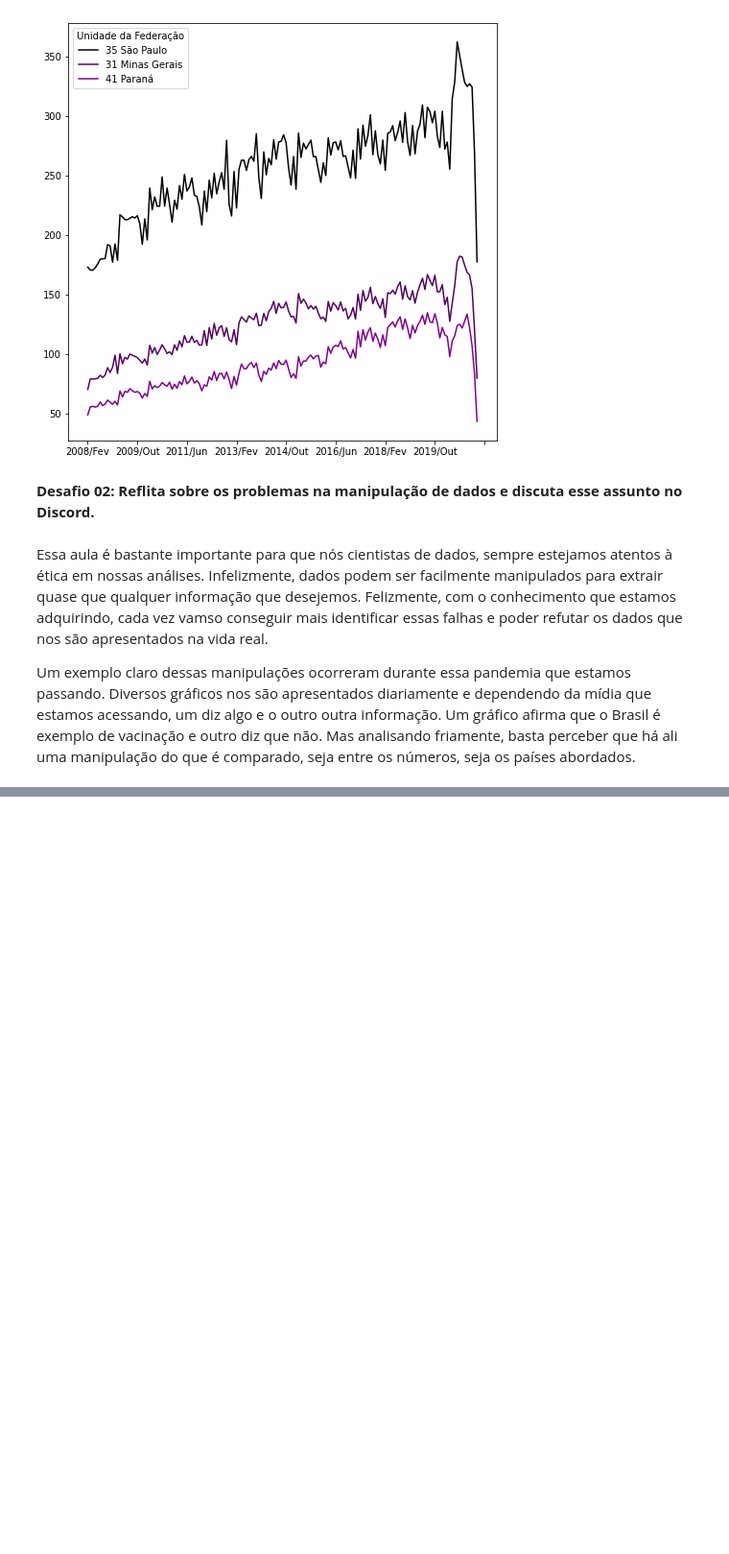
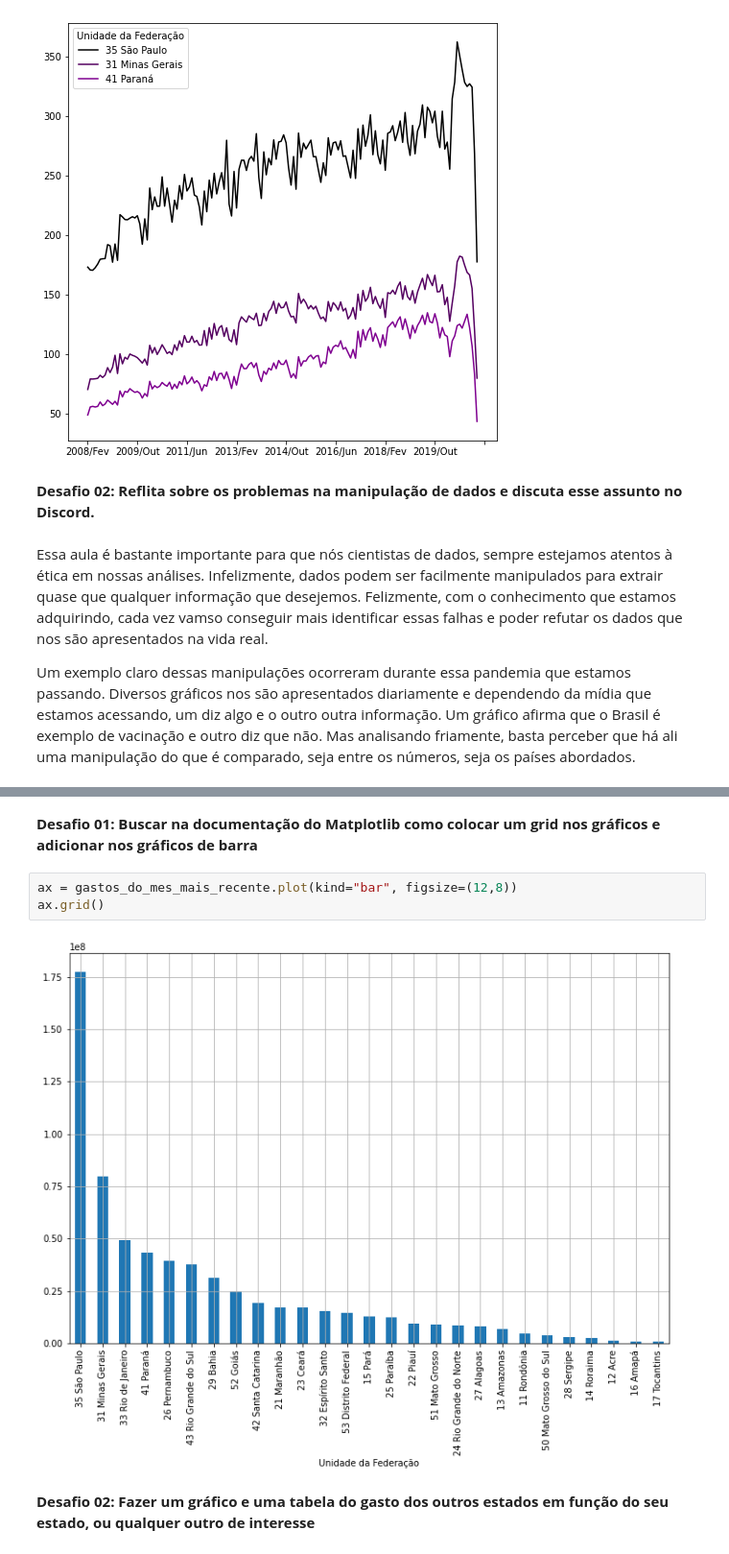
Before and after one commit to fred-carneiro/bootcamp-alura, a Jupyter notebook: Bootcamp_Data_Science_Modulo_1.ipynb, the cells around one changed output, grey strips where cells are left out. Shown at 96% size. Saved outputs shown, nothing was run; the diff lists cells and outputs as text; blank space fills up the shorter version.

```diff
--- a/Bootcamp_Data_Science_Modulo_1.ipynb
+++ b/Bootcamp_Data_Science_Modulo_1.ipynb
@@ -511,0 +589,9 @@ Um exemplo claro dessas manipulações ocorreram durante essa pandemia que estam
+# %% [markdown]
+**Desafio 01: Buscar na documentação do Matplotlib como colocar um grid nos gráficos e adicionar nos gráficos de barra**
+# %%
+ax = gastos_do_mes_mais_recente.plot(kind="bar", figsize=(12,8))
+ax.grid()
+# %% [output]
+[figure, added]
+# %% [markdown]
+**Desafio 02: Fazer um gráfico e uma tabela do gasto dos outros estados em função do seu estado, ou qualquer outro de interesse**
```
Also changed, not shown: parts of 25 cells of this notebook.
